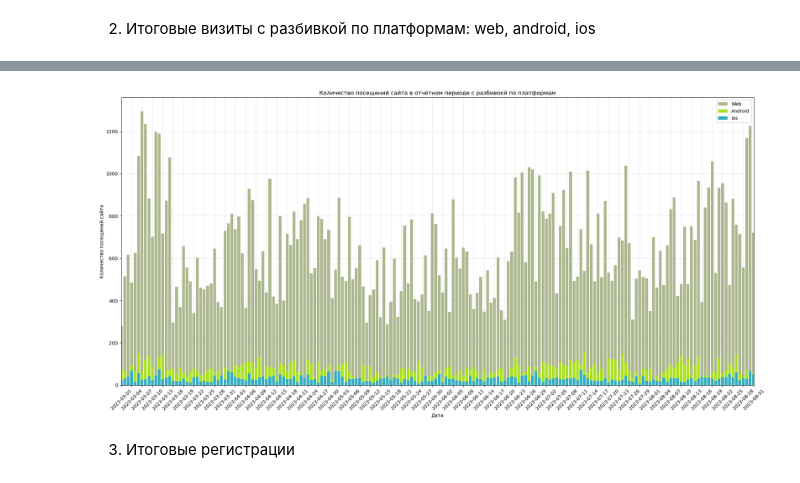
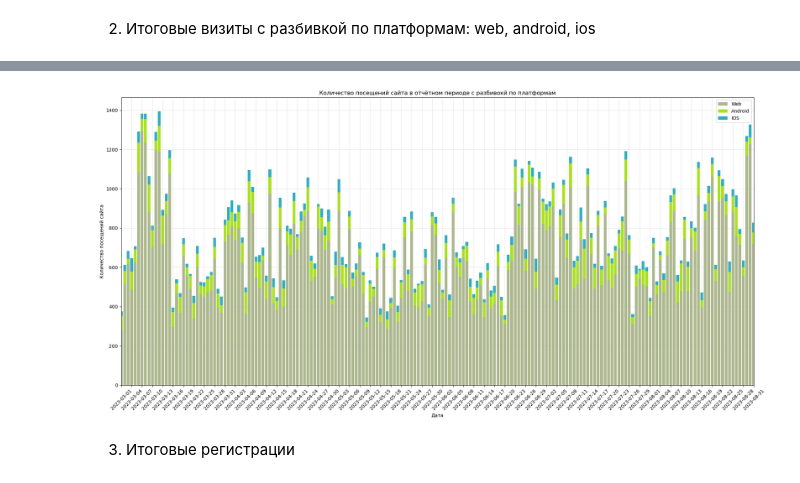
Before and after one commit to Vbhfbk/data-analytics-project-100, a Jupyter notebook: charts_project.ipynb, the cells around one changed output, grey strips where cells are left out. Drawn from its saved outputs; the diff is of its cells as text; code cells hidden in the pictures.

```diff
--- a/charts_project.ipynb
+++ b/charts_project.ipynb
@@ -341,23 +352,21 @@ grouped_unique_visits = grouped_unique_visits.reset_index()
 # %%
-x = conv_ads['date_group']
-android = grouped_unique_visits[grouped_unique_visits['platform'] == 'android']
-web = grouped_unique_visits[grouped_unique_visits['platform'] == 'web']
-ios = grouped_unique_visits[grouped_unique_visits['platform'] == 'ios']
+pivot_visits = grouped_unique_visits.pivot(index='date_group', columns='platform', values='visits').fillna(0)
+x = pivot_visits.index
 plt.figure(figsize=(20, 10))
-plt.bar(x, web['visits'], color='#acb78e', label='Web')
-plt.bar(x, android['visits'], color='#aae11e', label='Android')
-plt.bar(x, ios['visits'], color='#31adc1', label='Ios')
+plt.bar(x, pivot_visits['web'], color='#acb78e', label='Web')
+plt.bar(x, pivot_visits['android'], bottom=pivot_visits['web'], color='#aae11e', label='Android')
+plt.bar(x, pivot_visits['ios'], bottom=pivot_visits['web'] + pivot_visits['android'], color='#31adc1', label='IOS')
 plt.legend(loc='upper right')
 plt.grid(linewidth=0.5, alpha=0.5)
 plt.xlabel('Дата')
 plt.xlim([conv_ads['date_group'].min(), conv_ads['date_group'].max()])
 plt.xticks(x[::3], x[::3], rotation=45, fontsize=10)
 plt.ylabel('Количество посещений сайта')
 plt.title('Количество посещений сайта в отчётном периоде c разбивокй по платформам')
 plt.tight_layout()
 plt.savefig('./charts/visits_per_platform.png')
 # %% [output]
-[figure, old version]
+[figure, new version]
 # %% [markdown]
 3. Итоговые регистрации
 # %%
```
Also changed, not shown: parts of 9 cells of this notebook.
